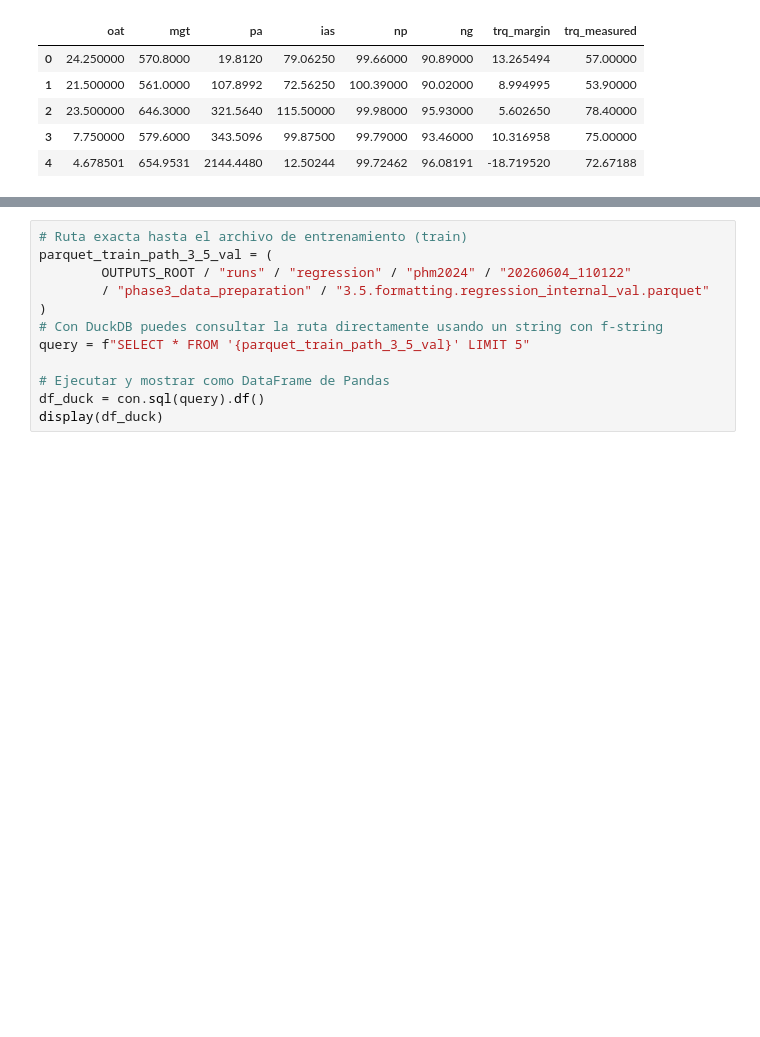
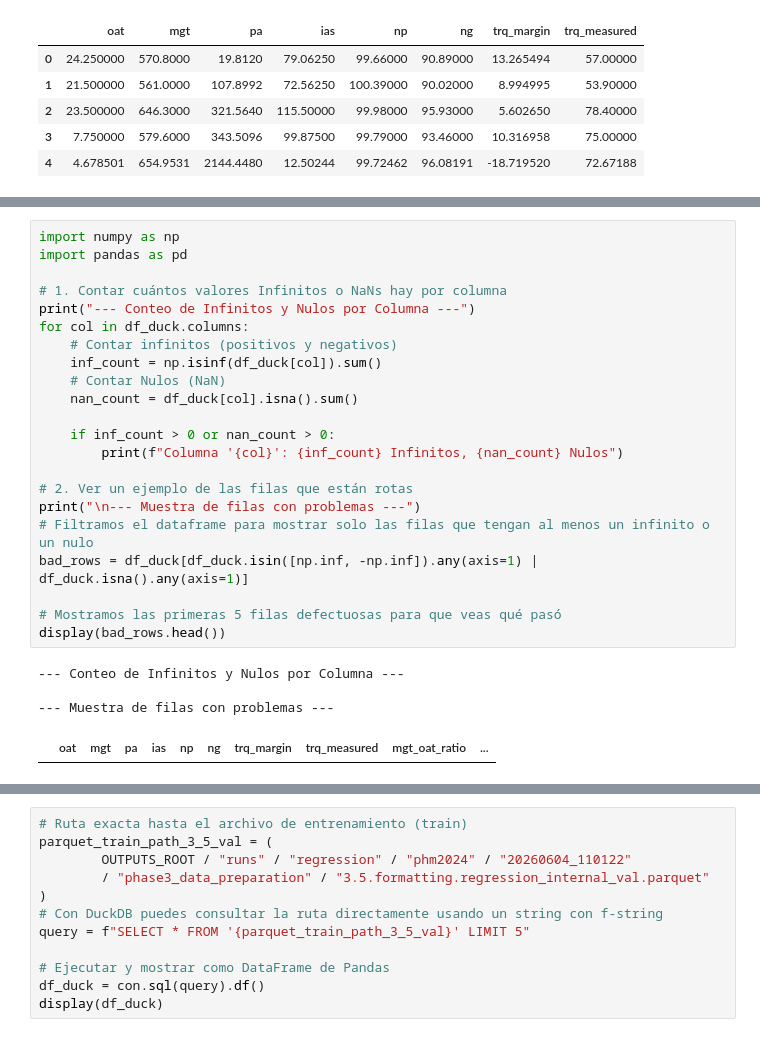
Before and after one commit to Catalinaqi/Project_MPPR-AI_B_PHM_America_2024, a Jupyter notebook: notebooks/analisi-phase-3.ipynb, the cells around one changed output, grey strips where cells are left out. Saved outputs shown, nothing was run; the diff lists cells and outputs as text; blank space fills up the shorter version.

```diff
--- a/notebooks/analisi-phase-3.ipynb
+++ b/notebooks/analisi-phase-3.ipynb
@@ -112,3 +112,30 @@ display(df_duck)
 | 2 | -0.666667 | -1.715323 | -0.031069 | -0.107791 | -2.878296 | 0.657480 | -0.030962 | -1.360825 | -0.006295 | ... |
 | 3 | 0.711111 | 0.539671 | 0.017341 | 0.461046 | 0.014199 | -0.072178 | 0.232754 | 0.319588 | 0.001971 | ... |
 | 4 | -0.133333 | -0.704063 | -0.602601 | 0.023479 | 0.077079 | -0.480315 | 0.996846 | -0.149485 | -0.002579 | ... |
+# %%
+import numpy as np
+import pandas as pd
+
+# 1. Contar cuántos valores Infinitos o NaNs hay por columna
+print("--- Conteo de Infinitos y Nulos por Columna ---")
+for col in df_duck.columns:
+    # Contar infinitos (positivos y negativos)
+    inf_count = np.isinf(df_duck[col]).sum()
+    # Contar Nulos (NaN)
+    nan_count = df_duck[col].isna().sum()
+
+    if inf_count > 0 or nan_count > 0:
+        print(f"Columna '{col}': {inf_count} Infinitos, {nan_count} Nulos")
+
+# 2. Ver un ejemplo de las filas que están rotas
+print("\n--- Muestra de filas con problemas ---")
+# Filtramos el dataframe para mostrar solo las filas que tengan al menos un infinito o un nulo
+bad_rows = df_duck[df_duck.isin([np.inf, -np.inf]).any(axis=1) | df_duck.isna().any(axis=1)]
+
+# Mostramos las primeras 5 filas defectuosas para que veas qué pasó
+display(bad_rows.head())
+# %% [output]
+--- Conteo de Infinitos y Nulos por Columna ---
+
+--- Muestra de filas con problemas ---
+|  | oat | mgt | pa | ias | np | ng | trq_margin | trq_measured | mgt_oat_ratio | ... |
```
Also changed, not shown: parts of 2 cells of this notebook, 7 other files.
